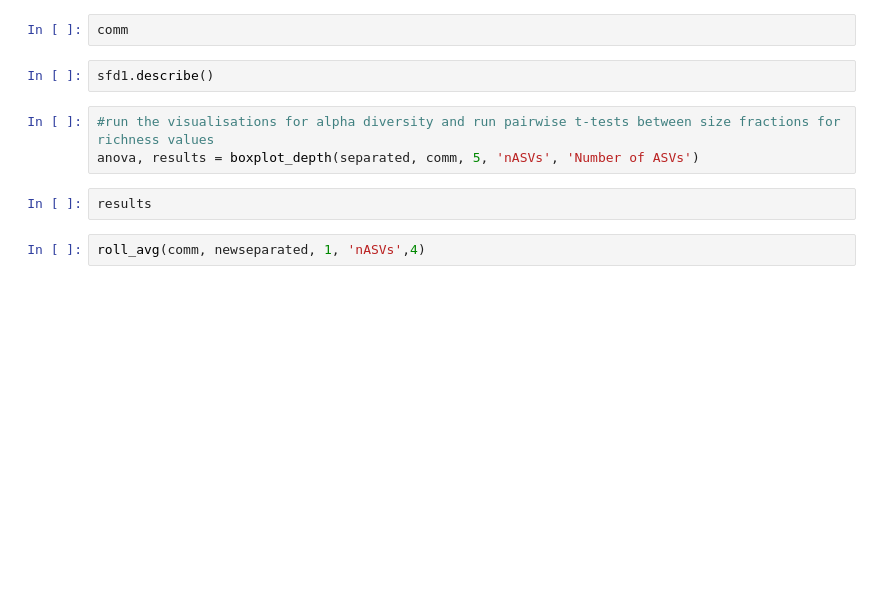
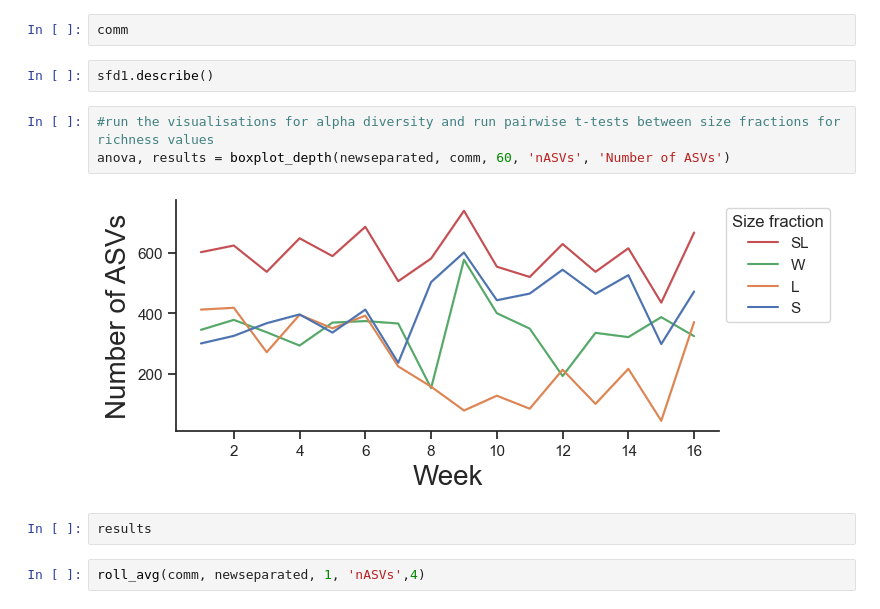
Before and after one commit to dianahaider/size_fractions, a Jupyter notebook: bb2022_sf.ipynb, the cells around one changed output. Saved outputs shown, nothing was run; the diff lists cells and outputs as text; blank space fills up the shorter version.

```diff
--- a/bb2022_sf.ipynb
+++ b/bb2022_sf.ipynb
@@ -495,7 +521,9 @@ comm
 sfd1.describe()
 # %%
 #run the visualisations for alpha diversity and run pairwise t-tests between size fractions for richness values
-anova, results = boxplot_depth(separated, comm, 5, 'nASVs', 'Number of ASVs')
+anova, results = boxplot_depth(newseparated, comm, 60, 'nASVs', 'Number of ASVs')
+# %% [output]
+[figure, added]
 # %%
 results
 # %%
```
Also changed, not shown: parts of 26 cells of this notebook, 4 other files.
